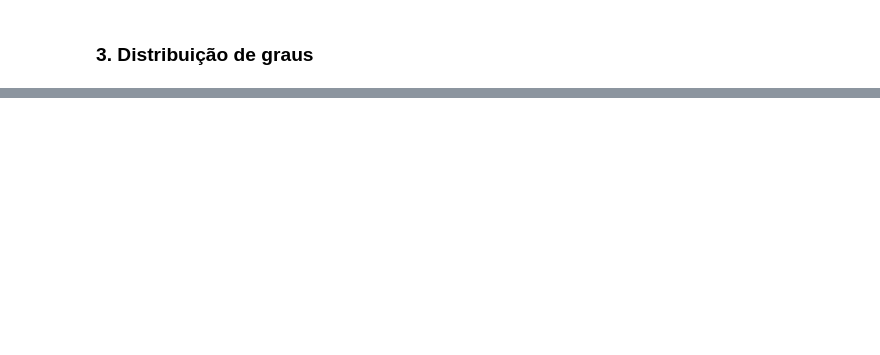
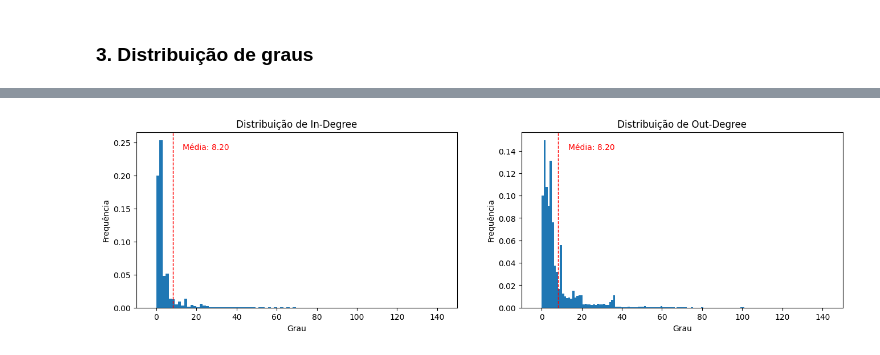
Before and after one commit to gabrieldsn2006/AV1-web-graph, a Jupyter notebook: python_algs4/main.ipynb, the cells around one changed output, grey strips where cells are left out. Cells and saved outputs as stored; diff of their text form; code cells hidden in the pictures; blank space fills up the shorter version.

```diff
--- a/python_algs4/main.ipynb
+++ b/python_algs4/main.ipynb
@@ -99,0 +126,33 @@ min degree: 1
+# %%
+plt.figure(figsize=(16,4))
+
+plt.subplot(1,2,1)
+plt.hist(in_degrees, bins=25000, density=True)
+plt.xlim(-10, 150)
+plt.title("Distribuição de In-Degree")
+plt.xlabel("Grau")
+plt.ylabel("Frequência")
+plt.axvline(avg_in_degree, color='red', linestyle='dashed', linewidth=1)
+plt.text(avg_in_degree + 5, plt.ylim()[1]*0.9, f'Média: {avg_in_degree:.2f}', color='red')
+
+plt.subplot(1,2,2)
+plt.hist(out_degrees, bins=250, density=True)
+plt.xlim(-10, 150)
+plt.title("Distribuição de Out-Degree")
+plt.xlabel("Grau")
+plt.ylabel("Frequência")
+plt.axvline(avg_out_degree, color='red', linestyle='dashed', linewidth=1)
+plt.text(avg_out_degree + 5, plt.ylim()[1]*0.9, f'Média: {avg_out_degree:.2f}', color='red')
+
+# plt.subplot(1,3,3)
+# plt.hist(degrees, bins=20000, density=True)
+# plt.xlim(-10, min([1.1*max(in_degrees), 1.1*max(out_degrees), 1.1*max(degrees)]))
+# plt.title("Distribuição de Degree")
+# plt.xlabel("Grau")
+# plt.ylabel("Frequência")
+# plt.axvline(avg_degree, color='red', linestyle='dashed', linewidth=1)
+# plt.text(avg_degree + 5, plt.ylim()[1]*0.9, f'Média: {avg_degree:.2f}', color='red')
+
+plt.show()
+# %% [output]
+[figure, added]
```
Also changed, not shown: parts of 8 cells of this notebook.
